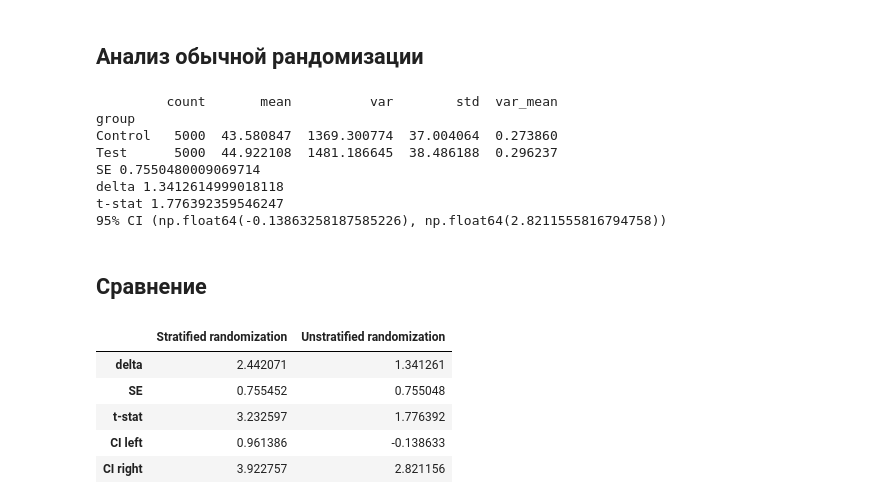
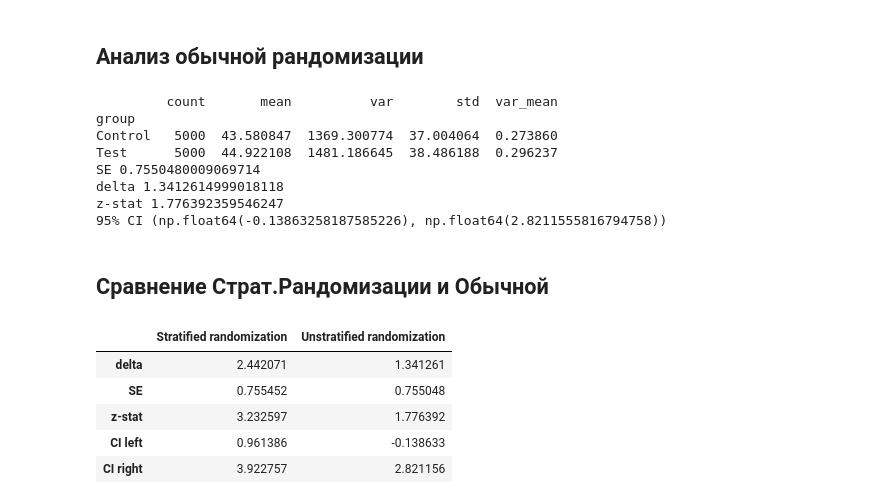
Before and after one commit to anbaluxe/my_colab_learning, a Jupyter notebook: Стратифицированная_рандомизация.ipynb, the cells around one changed output. Cells and saved outputs as stored; diff of their text form; code cells hidden in the pictures.

```diff
--- a/Стратифицированная_рандомизация.ipynb
+++ b/Стратифицированная_рандомизация.ipynb
@@ -116,18 +116,18 @@ def analyze_ab(data, metric_col="rpu_test"):
     ) ** 0.5
 
     delta = stats.loc["Test", "mean"] - stats.loc["Control", "mean"]
-    t_stat = delta / se
+    z_stat = delta / se
     ci_left = delta - 1.96 * se
     ci_right = delta + 1.96 * se
 
-    return stats, delta, se, t_stat, (ci_left, ci_right)
+    return stats, delta, se, z_stat, (ci_left, ci_right)
 # %%
-strat, delta_strat, se_strat, t_stat_strat, ci_strat = analyze_ab(df)
+strat, delta_strat, se_strat, z_stat_strat, ci_strat = analyze_ab(df)
 
 print(strat)
 print("SE", se_strat)
 print("delta", delta_strat)
-print("t-stat", t_stat_strat)
+print("z-stat", z_stat_strat)
 print("95% CI", ci_strat)
 # %% [output]
          count       mean          var        std  var_mean
@@ -179,12 +179,12 @@ pd.crosstab(
 # %% [markdown]
 ## Анализ обычной рандомизации
 # %%
-unstrat, delta_unstrat, se_unstrat, t_stat_unstrat, ci_unstrat = analyze_ab(df_unstrat)
+unstrat, delta_unstrat, se_unstrat, z_stat_unstrat, ci_unstrat = analyze_ab(df_unstrat)
 
 print(unstrat)
 print("SE", se_unstrat)
 print("delta", delta_unstrat)
-print("t-stat", t_stat_unstrat)
+print("z-stat", z_stat_unstrat)
 print("95% CI", ci_unstrat)
 # %% [output]
          count       mean          var        std  var_mean
@@ -193,21 +193,21 @@ Control   5000  43.580847  1369.300774  37.004064  0.273860
 Test      5000  44.922108  1481.186645  38.486188  0.296237
 SE 0.7550480009069714
 delta 1.3412614999018118
-t-stat 1.776392359546247
+z-stat 1.776392359546247
 95% CI (np.float64(-0.13863258187585226), np.float64(2.8211555816794758))
 # %% [markdown]
-## Сравнение
+## Сравнение Страт.Рандомизации и Обычной
 # %%
 comparison = pd.DataFrame({
-    "Stratified randomization": [delta_strat, se_strat, t_stat_strat, *ci_strat],
-    "Unstratified randomization": [delta_unstrat, se_unstrat, t_stat_unstrat, *ci_unstrat]
-}, index=["delta", "SE", "t-stat", "CI left", "CI right"])
+    "Stratified randomization": [delta_strat, se_strat, z_stat_strat, *ci_strat],
+    "Unstratified randomization": [delta_unstrat, se_unstrat, z_stat_unstrat, *ci_unstrat]
+}, index=["delta", "SE", "z-stat", "CI left", "CI right"])
 
 comparison
 # %% [output]
 |  | Stratified randomization | Unstratified randomization |
 | delta | 2.442071 | 1.341261 |
 | SE | 0.755452 | 0.755048 |
-| t-stat | 3.232597 | 1.776392 |
+| z-stat | 3.232597 | 1.776392 |
 | CI left | 0.961386 | -0.138633 |
 | CI right | 3.922757 | 2.821156 |
```
Also changed, not shown: parts of 21 cells of this notebook.
